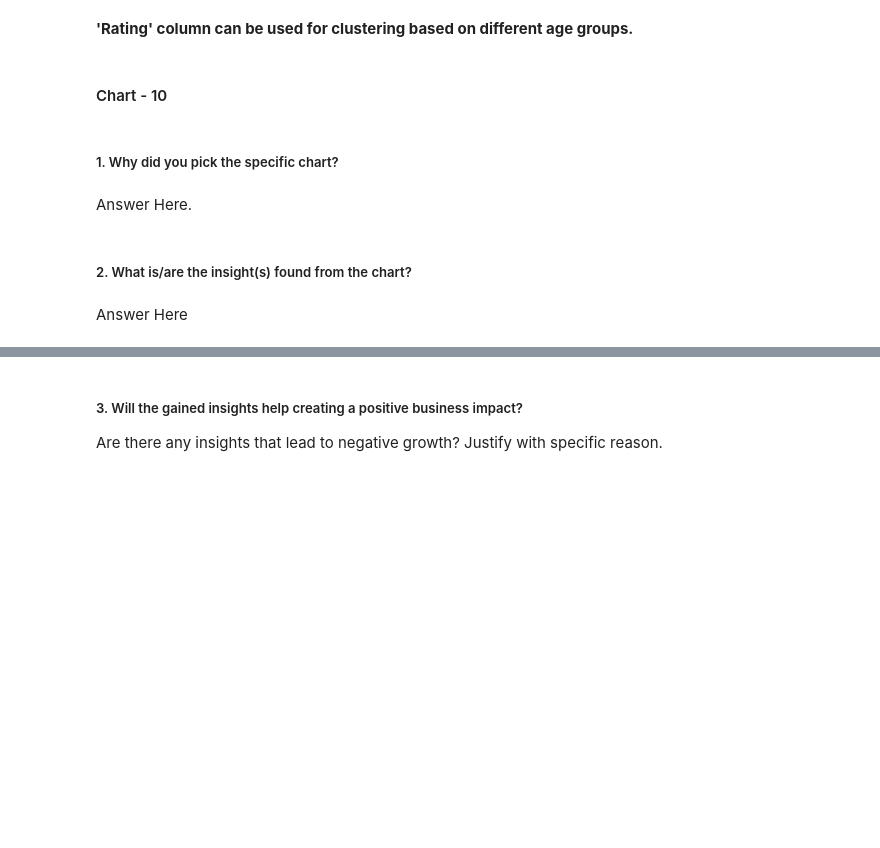
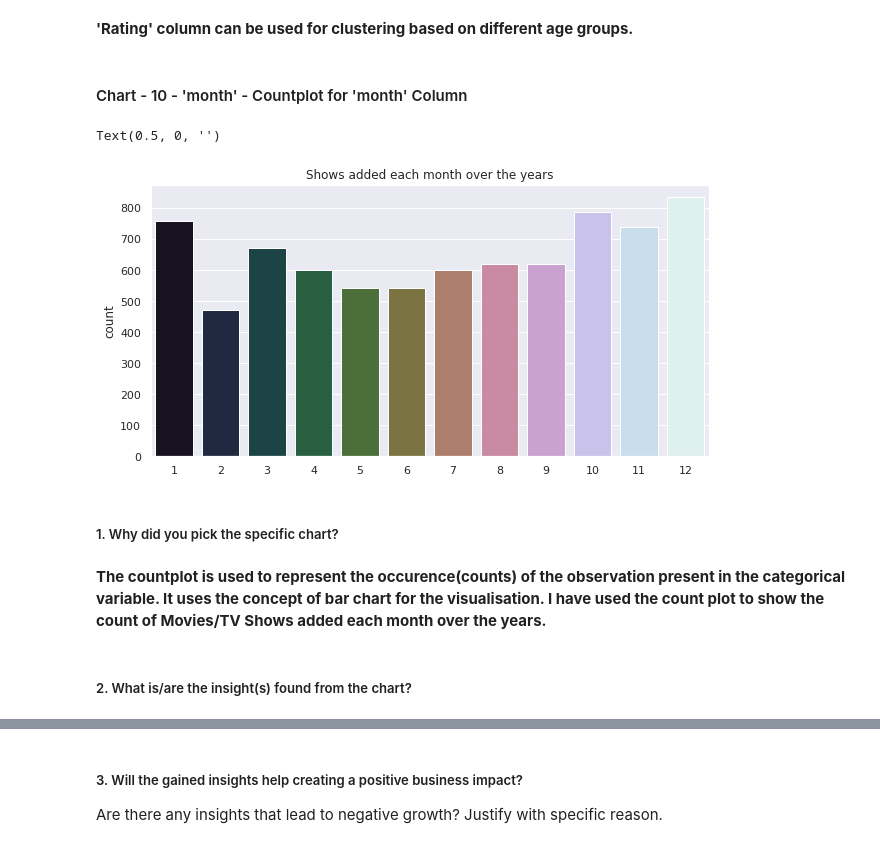
Before and after one commit to iamNirmeshGupta/Netflix-Movies-And-TV-Shows-Clustering, a Jupyter notebook: Netflix_Movies_And_TV_Shows_Clustering_Nirmesh_Gupta_Unsupervised_Capstone_Project.ipynb, the cells around one changed output, grey strips where cells are left out. Saved outputs shown, nothing was run; the diff lists cells and outputs as text; code cells hidden in the pictures; blank space fills up the shorter version.

```diff
--- a/Netflix_Movies_And_TV_Shows_Clustering_Nirmesh_Gupta_Unsupervised_Capstone_Project.ipynb
+++ b/Netflix_Movies_And_TV_Shows_Clustering_Nirmesh_Gupta_Unsupervised_Capstone_Project.ipynb
@@ -933,4 +933,4 @@ Are there any insights that lead to negative growth? Justify with specific reaso
 # %% [markdown]
 **'Rating' column can be used for clustering based on different age groups.**
 # %% [markdown]
-#### Chart - 10
+#### Chart - 10 - 'month' - Countplot for 'month' Column
@@ -939,8 +937,16 @@ Are there any insights that lead to negative growth? Justify with specific reaso
+# %%
+# Chart - 10 Number of shows added on different months
+
+plt.figure(figsize = (10,5))
+sns.countplot(df['month'], palette = 'cubehelix')
+plt.title('Shows added each month over the years')
+plt.xlabel('')
+# %% [output]
+Text(0.5, 0, '')
+[figure, added]
 # %% [markdown]
 ##### 1. Why did you pick the specific chart?
-# %% [markdown]
-Answer Here.
+# %% [markdown]
+**The countplot is used to represent the occurence(counts) of the observation present in the categorical variable. It uses the concept of bar chart for the visualisation. I have used the count plot to show the count of Movies/TV Shows added each month over the years.**
 # %% [markdown]
 ##### 2. What is/are the insight(s) found from the chart?
-# %% [markdown]
-Answer Here
```
Also changed, not shown: parts of 54 cells of this notebook.
